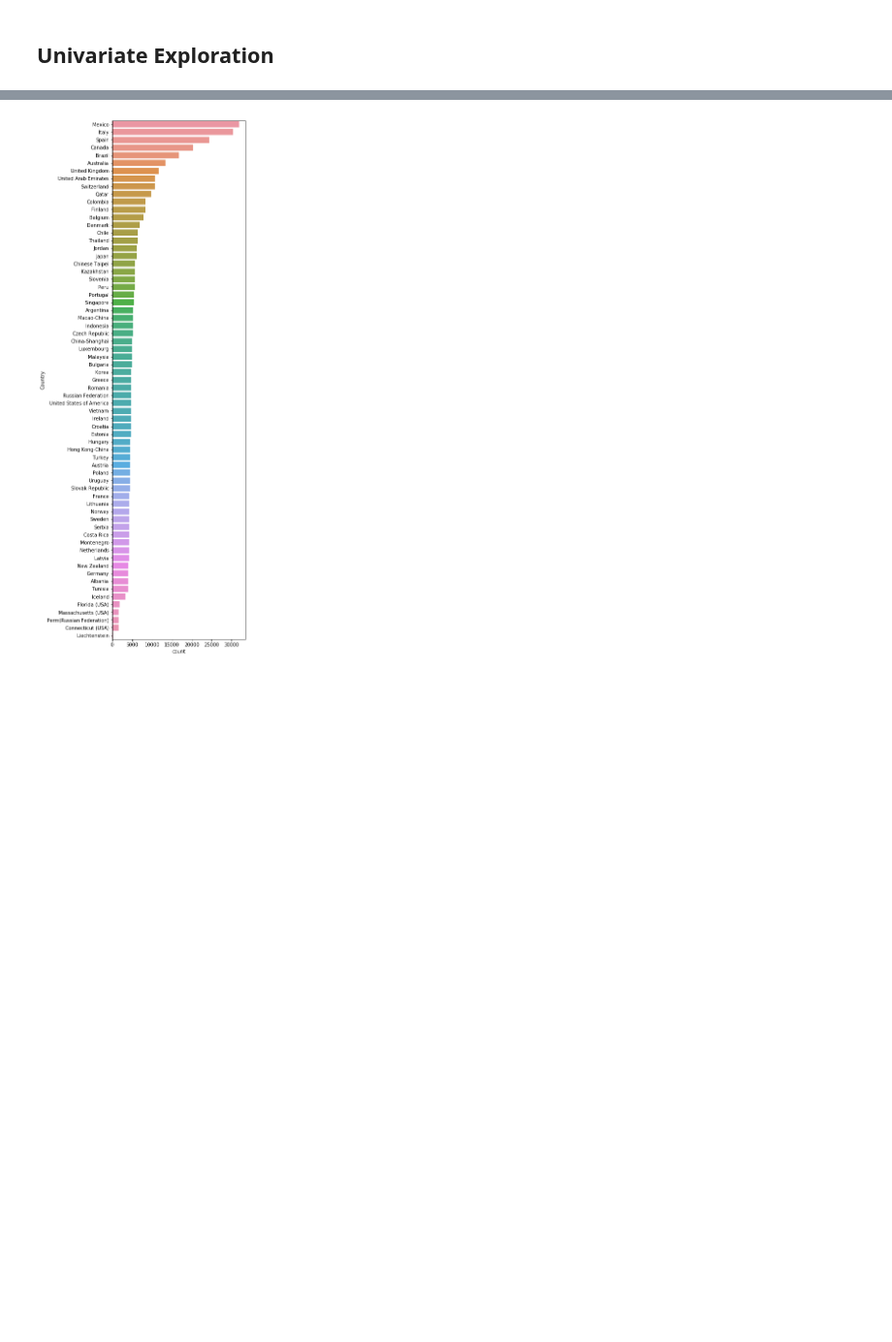
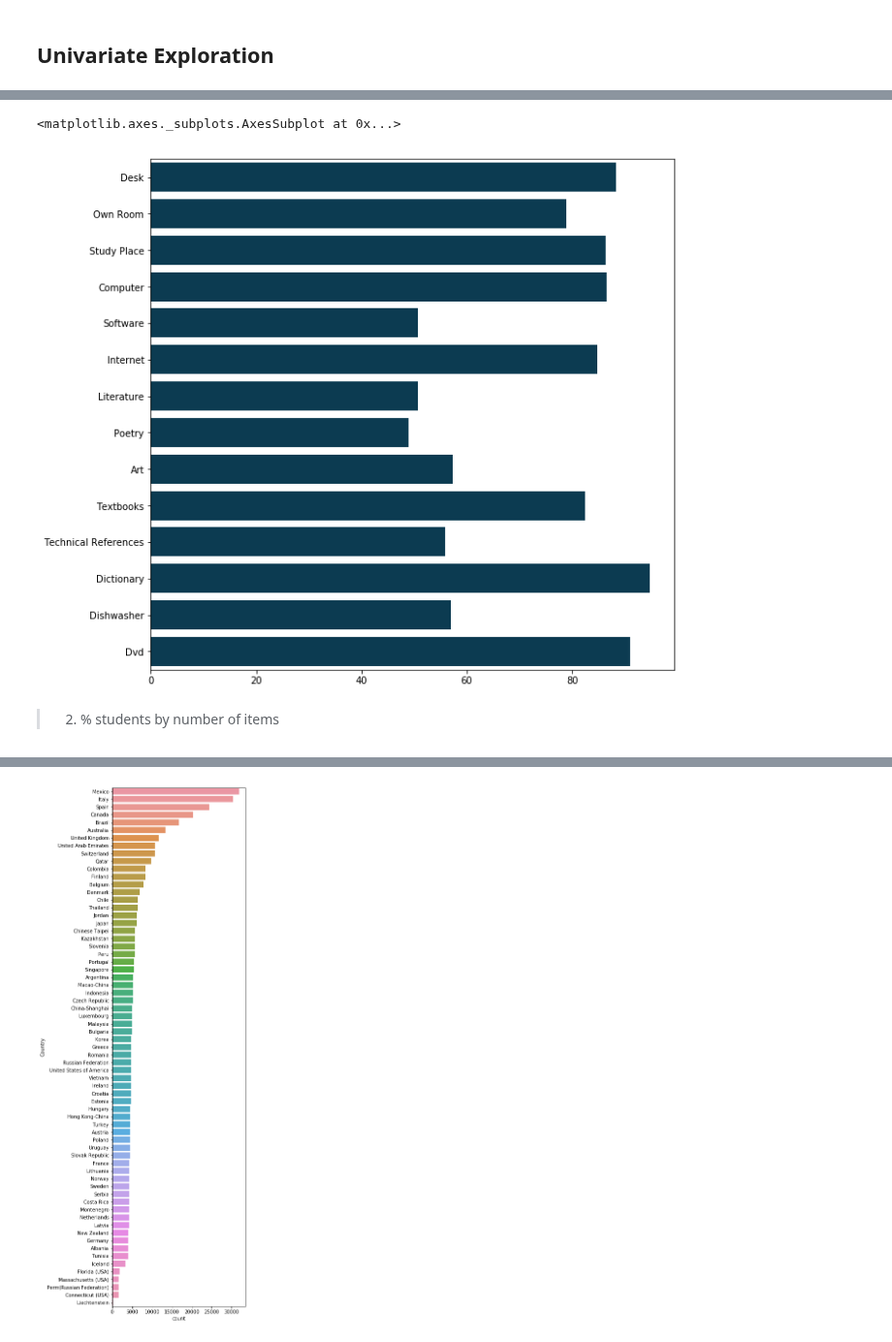
Before and after one commit to Steve-Choi/DAND, a Jupyter notebook: Communicate-Data-Findings/Communicate-Data-Findings.ipynb, the cells around one changed output, grey strips where cells are left out. Shown at 97% size. Saved outputs shown, nothing was run; the diff lists cells and outputs as text; code cells hidden in the pictures; blank space fills up the shorter version.

```diff
--- a/Communicate-Data-Findings/Communicate-Data-Findings.ipynb
+++ b/Communicate-Data-Findings/Communicate-Data-Findings.ipynb
@@ -226 +227,9 @@ df.head()
 5 rows × 21 columns
+# %%
+# % student per possession
+num_student = []
+
+for i in range(3,17):
+    num_student.append(round(df.iloc[:,i].sum()/df.shape[0]*100,1))
+
+num_student
@@ -226,0 +251,17 @@ df.head()
+# %%
+# define figure size,
+plt.figure(figsize=(10, 10))
+
+# placeholder for each bar
+location = list(map(lambda x:x.replace('_', ' ').title(),df.columns[3:17]))
+
+# values for each bar
+height = num_student
+
+# bar chart using seaborn/ applying palette to distinguish high to low profits
+sns.barplot(height, location, color='#003f5c')
+# %% [output]
+<matplotlib.axes._subplots.AxesSubplot at 0x...>
+[figure, added]
+# %% [markdown]
+> 2. % students by number of items
```
Also changed, not shown: parts of 8 cells of this notebook, 1 other file.
